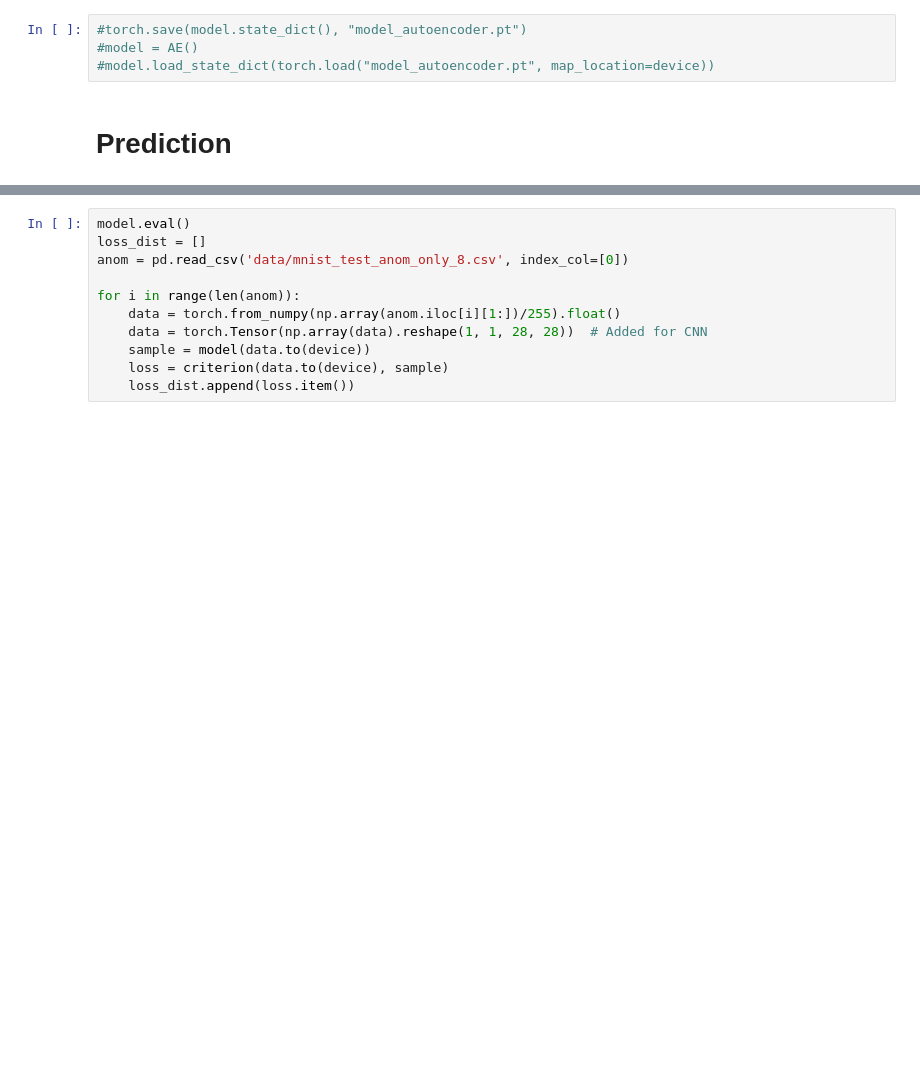
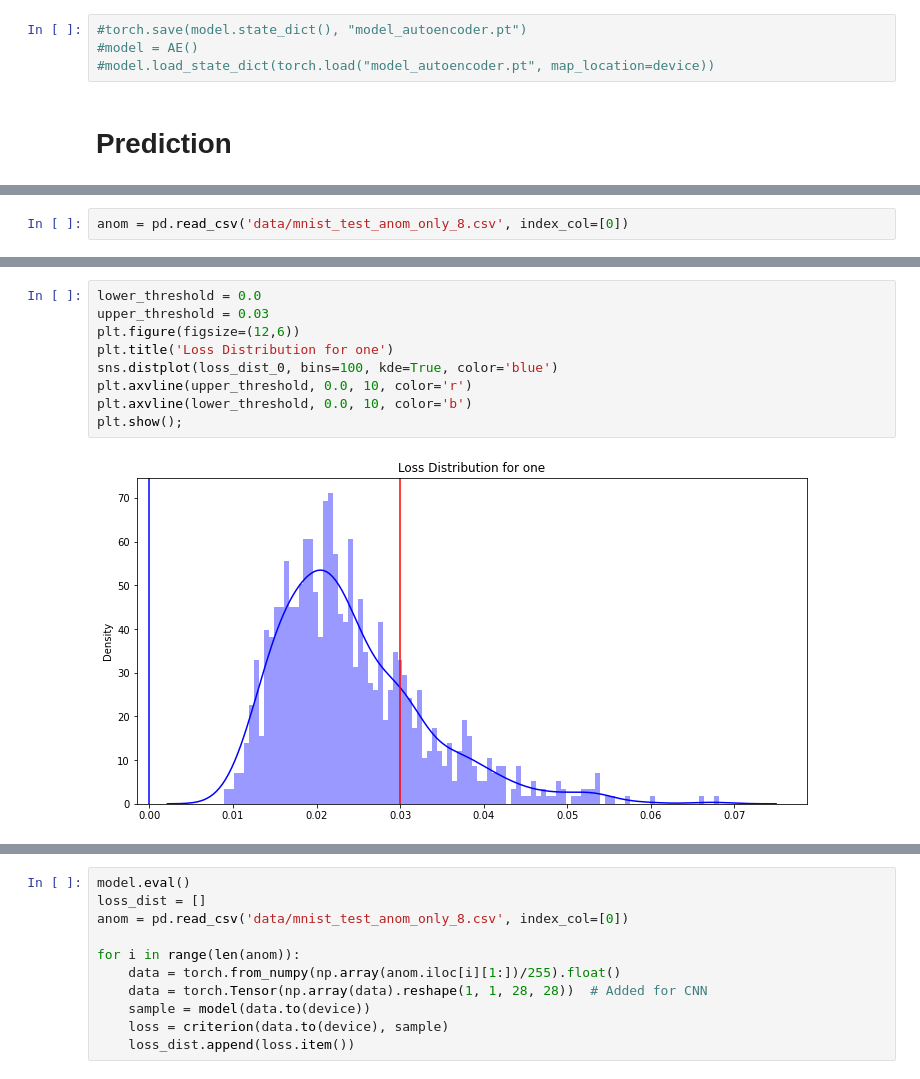
Before and after one commit to johnwslee/Data_Science_Libraries, a Jupyter notebook: PyTorch/practice_anomaly_detection_autoencoder_CNN_only_8_compare_with_7.ipynb, the cells around one changed output, grey strips where cells are left out. Cells and saved outputs as stored; diff of their text form; blank space fills up the shorter version.

```diff
--- a/PyTorch/practice_anomaly_detection_autoencoder_CNN_only_8_compare_with_7.ipynb
+++ b/PyTorch/practice_anomaly_detection_autoencoder_CNN_only_8_compare_with_7.ipynb
@@ -369,0 +370,2 @@ with torch.no_grad():
+# %%
+anom = pd.read_csv('data/mnist_test_anom_only_8.csv', index_col=[0])
@@ -369,0 +399,11 @@ with torch.no_grad():
+# %%
+lower_threshold = 0.0
+upper_threshold = 0.03
+plt.figure(figsize=(12,6))
+plt.title('Loss Distribution for one')
+sns.distplot(loss_dist_0, bins=100, kde=True, color='blue')
+plt.axvline(upper_threshold, 0.0, 10, color='r')
+plt.axvline(lower_threshold, 0.0, 10, color='b')
+plt.show();
+# %% [output]
+[figure, added]
```
Also changed, not shown: parts of 13 cells of this notebook.
